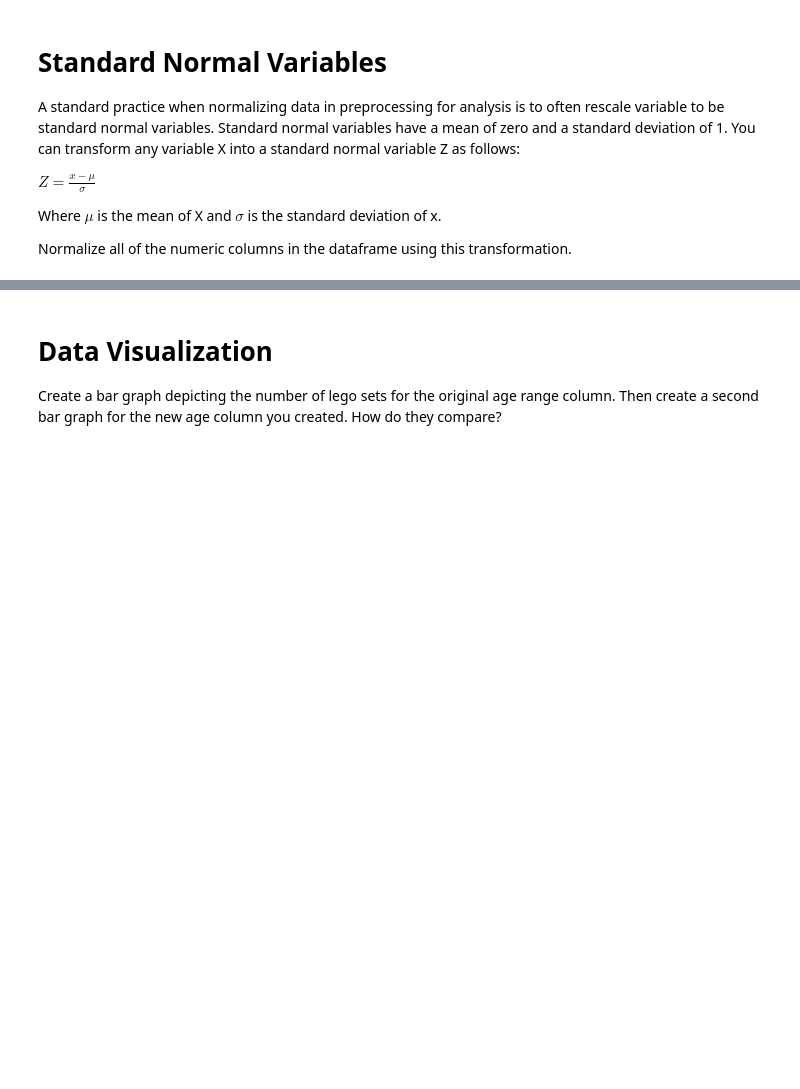
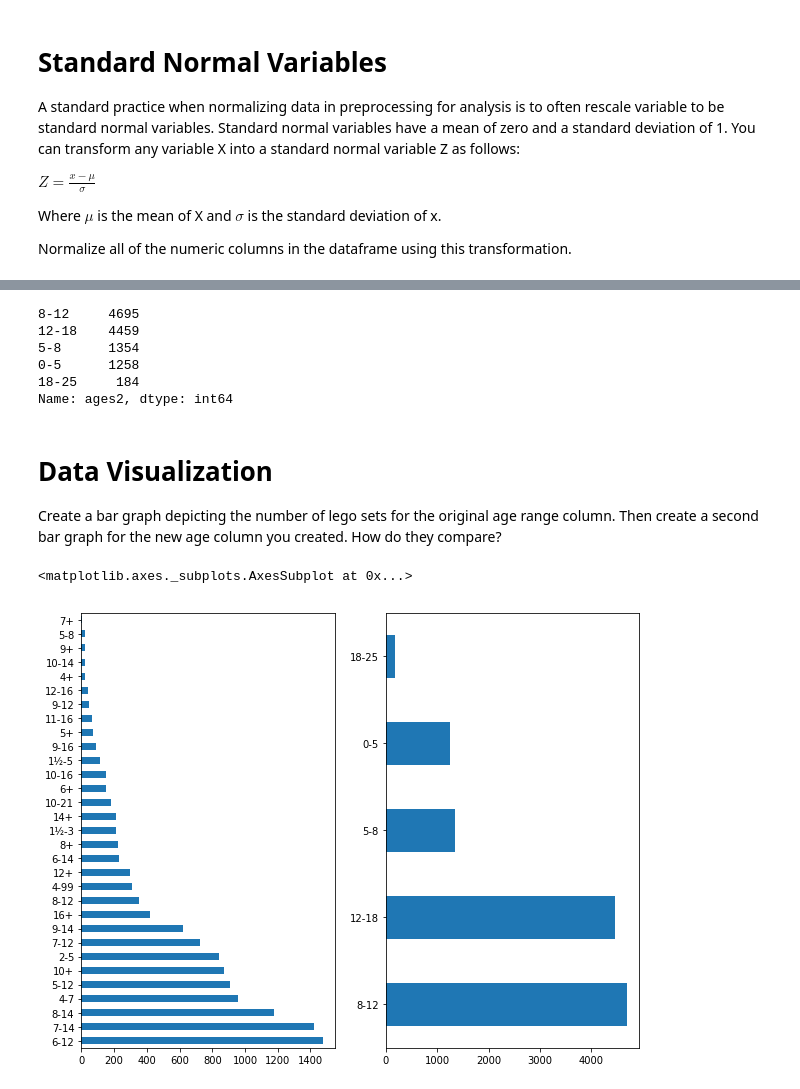
Before and after one commit to learn-co-curriculum/dsc-statistical-methods-in-pandas-lab, a Jupyter notebook: index.ipynb, the cells around one changed output, grey strips where cells are left out. Drawn from its saved outputs; the diff is of its cells as text; code cells hidden in the pictures; blank space fills up the shorter version.

```diff
--- a/index.ipynb
+++ b/index.ipynb
@@ -24,0 +47,11 @@ Normalize all of the numeric columns in the dataframe using this transformation.
+# %%
+#Your code here
+for col in df.columns:
+    if df[col].dtype in [np.float64]:
+        mu = df[col].mean()
+        std = df[col].std()
+        df[col] = df[col].map(lambda x: (x-mu)/std)
+        print('Transformed {} to standard normal variable.')
+        print('Original mu: {} std: {}, Now mu: {} std: {}'.format(mu, std, df[col].mean(), df[col].std()))
+    else:
+        continue
@@ -33,0 +94,13 @@ Under 5, 5-8, 8-12, 12+
+# %%
+bins = ['0-5', '5-8', '8-12', '12-18', '18-25', '25-35', '35-55', '55-64', '65+']
+up_lims = [int(bin.split('-')[-1].strip('+')) for bin in bins]
+bin_map = {}
+for age in df.ages.unique():
+    cur_up_lim = int(age.split('-')[-1].strip('+'))
+#     cur_lwr_lim = age.split('-')[0]
+    #Iterate through the list to find bin that age falls in
+    for n, new_up_lim in enumerate(up_lims):
+        if cur_up_lim <= new_up_lim:
+#             print(cur_up_lim, new_up_lim)
+            bin_map[age] = bins[n]
+            break
@@ -34,3 +131,13 @@ Under 5, 5-8, 8-12, 12+
+# %%
+df['ages2'] = df.ages.map(bin_map)
+df['ages2'].value_counts()
+# %% [output]
+8-12     4695
+12-18    4459
+5-8      1354
+0-5      1258
+18-25     184
+Name: ages2, dtype: int64
 # %% [markdown]
 # Data Visualization
 Create a bar graph depicting the number of lego sets for the original age range column. Then create a second bar graph for the new age column you created. How do they compare?
@@ -36,0 +148,7 @@ Create a bar graph depicting the number of lego sets for the original age range
+# %%
+fig, (ax1, ax2) = plt.subplots(nrows=1, ncols=2, figsize=(10,8))
+df.ages.value_counts().plot(ax=ax1, kind='barh')
+df.ages2.value_counts().plot(ax=ax2, kind='barh')
+# %% [output]
+<matplotlib.axes._subplots.AxesSubplot at 0x...>
+[figure, added]
```
Also changed, not shown: parts of 15 cells of this notebook, 5 other files.
